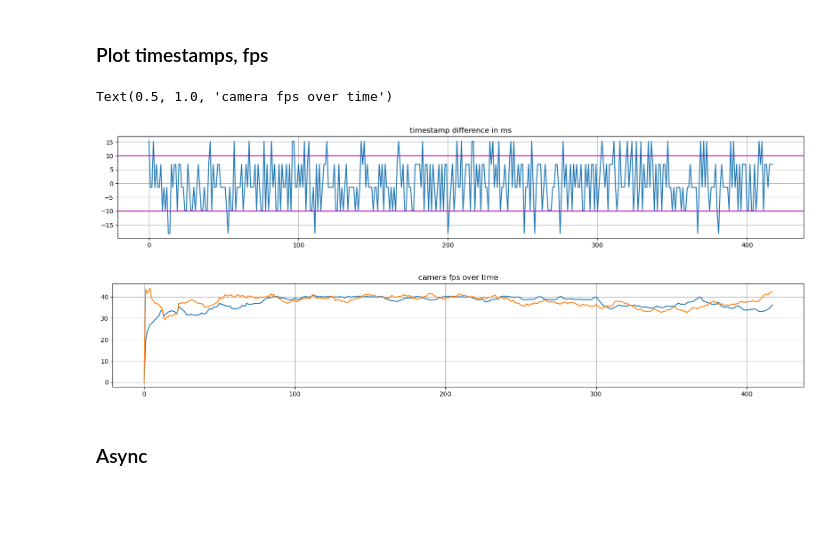
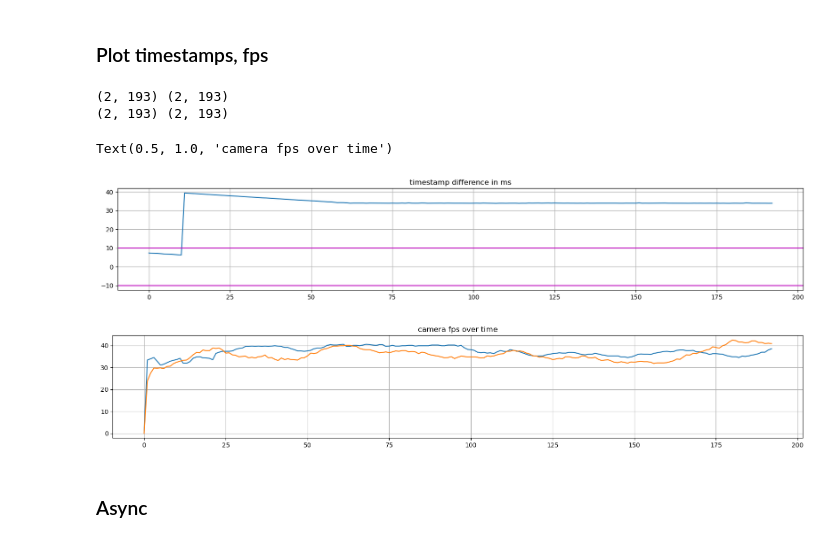
Before and after one commit to MateUnger/StereoVision, a Jupyter notebook: multi_cam_recording_nb.ipynb, the cells around one changed output. Drawn from its saved outputs; the diff is of its cells as text; code cells hidden in the pictures; blank space fills up the shorter version.

```diff
--- a/multi_cam_recording_nb.ipynb
+++ b/multi_cam_recording_nb.ipynb
@@ -330,23 +334,33 @@ np.save('./cam2_ts',timestamps_and_fps)
+# %%
+cam1_ts_fps = np.load('./sync_videos/cam1_ts_fps_cpp.npy')
+cam2_ts_fps = np.load('./sync_videos/cam2_ts_fps_cpp.npy')
+print(cam1_ts_fps.shape, cam2_ts_fps.shape)
+end = min(cam1_ts_fps.shape[1], cam2_ts_fps.shape[1])
+
+cam1_ts_fps = cam1_ts_fps[:,:end]
+cam2_ts_fps = cam2_ts_fps[:,:end]
+print(cam1_ts_fps.shape, cam2_ts_fps.shape)
+# %% [output]
+(2, 193) (2, 193)
+(2, 193) (2, 193)
 # %%
-cam1_ts_fps = np.load('./cam1_ts.npy')
-cam2_ts_fps = np.load('./cam2_ts.npy')
 
 plt.figure(figsize=(20,3))
 plt.plot(cam1_ts_fps[0]/1000000-cam2_ts_fps[0]/1000000)
 plt.grid()
 plt.axhline(y=10, c='m')
 plt.axhline(y=-10, c='m')
 plt.title('timestamp difference in ms')
 
 plt.figure(figsize=(20,3))
 plt.plot(cam1_ts_fps[1])
 plt.plot(cam2_ts_fps[1])
 plt.grid()
 plt.title('camera fps over time')
 # %% [output]
 Text(0.5, 1.0, 'camera fps over time')
-[figure, old version]
+[figure, new version]
-[figure, old version]
+[figure, new version]
 # %% [markdown]
 ### Async
 # %%
```
Also changed, not shown: parts of 7 cells of this notebook, 45 other files.
